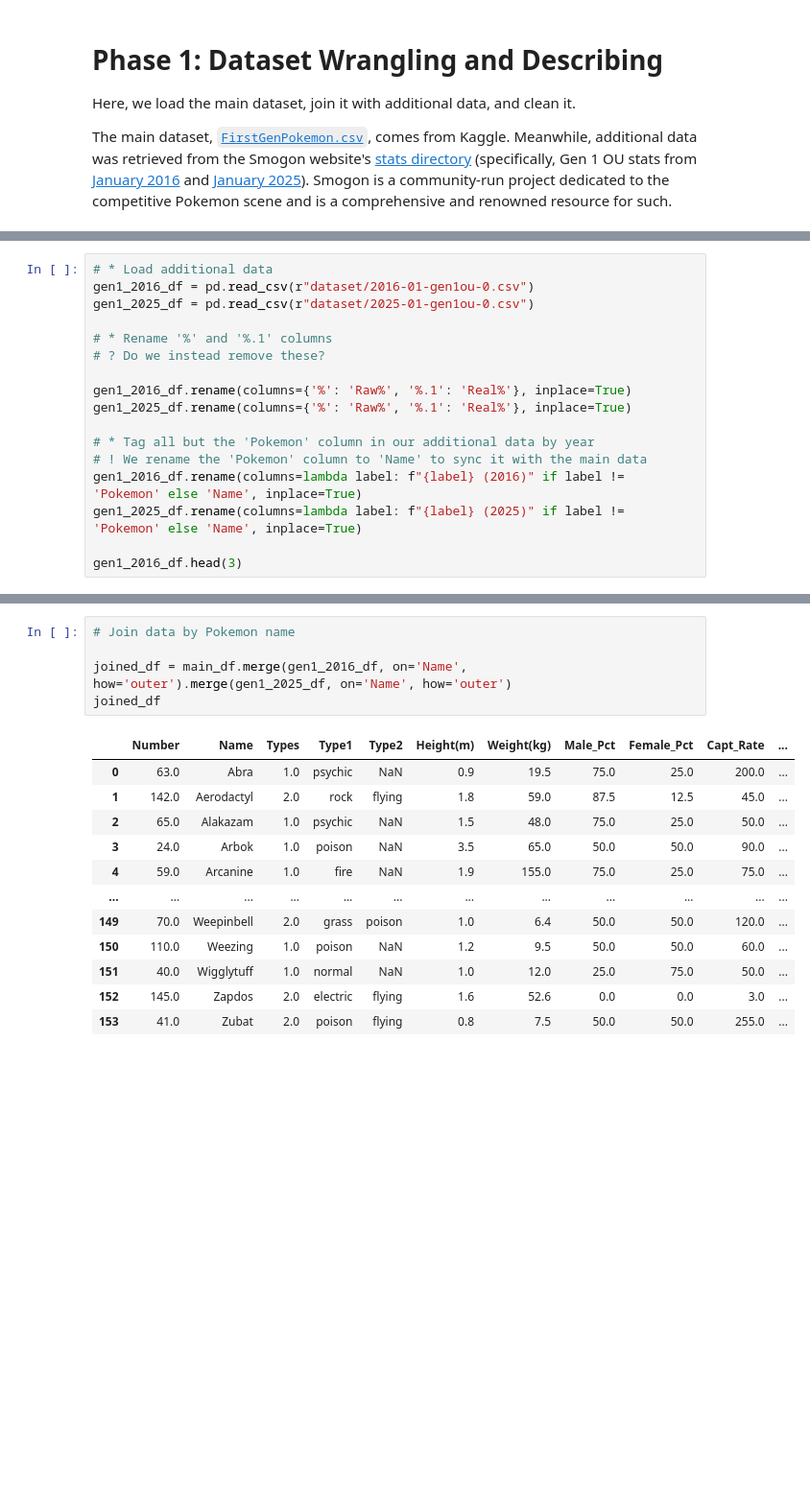
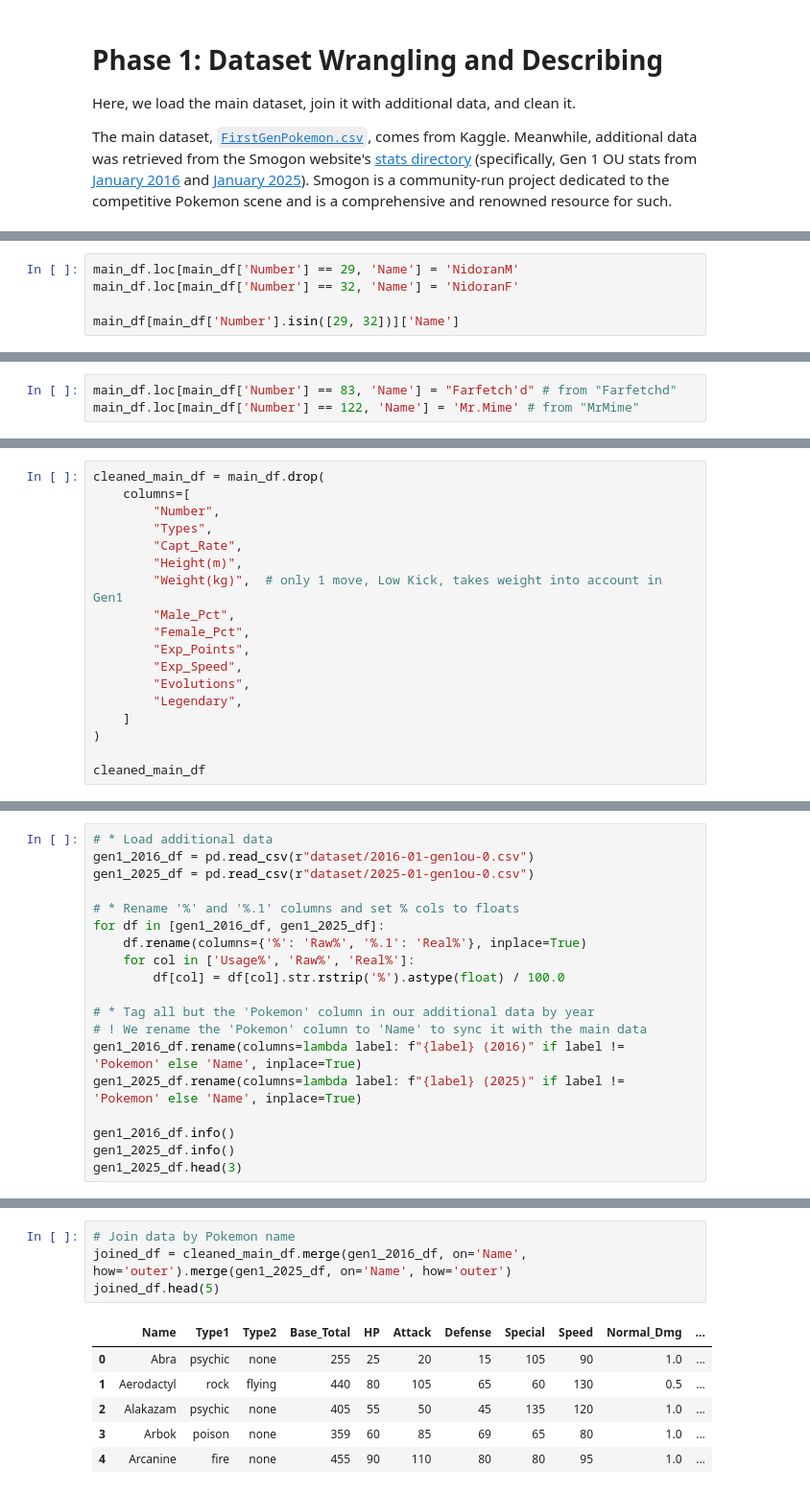
Before and after one commit to jrgo7/csmodel-mco, a Jupyter notebook: phase-1.ipynb, the cells around one changed output, grey strips where cells are left out. Shown at 96% size. Cells and saved outputs as stored; diff of their text form; blank space fills up the shorter version.

Commit message:
feat(phase 1): data cleaning - rename Kaggle names to Smogon, specify some data types

```diff
--- a/phase-1.ipynb
+++ b/phase-1.ipynb
@@ -42,0 +81,5 @@ memory usage: 41.4+ KB
+# %%
+main_df.loc[main_df['Number'] == 29, 'Name'] = 'NidoranM'
+main_df.loc[main_df['Number'] == 32, 'Name'] = 'NidoranF'
+
+main_df[main_df['Number'].isin([29, 32])]['Name']
@@ -42,0 +95,3 @@ memory usage: 41.4+ KB
+# %%
+main_df.loc[main_df['Number'] == 83, 'Name'] = "Farfetch'd" # from "Farfetchd"
+main_df.loc[main_df['Number'] == 122, 'Name'] = 'Mr.Mime' # from "MrMime"
@@ -42,0 +100,18 @@ memory usage: 41.4+ KB
+# %%
+cleaned_main_df = main_df.drop(
+    columns=[
+        "Number",
+        "Types",
+        "Capt_Rate",
+        "Height(m)",
+        "Weight(kg)",  # only 1 move, Low Kick, takes weight into account in Gen1
+        "Male_Pct",
+        "Female_Pct",
+        "Exp_Points",
+        "Exp_Speed",
+        "Evolutions",
+        "Legendary",
+    ]
+)
+
+cleaned_main_df
@@ -45,16 +147,18 @@ memory usage: 41.4+ KB
 gen1_2016_df = pd.read_csv(r"dataset/2016-01-gen1ou-0.csv")
 gen1_2025_df = pd.read_csv(r"dataset/2025-01-gen1ou-0.csv")
 
-# * Rename '%' and '%.1' columns
-# ? Do we instead remove these?
-
-gen1_2016_df.rename(columns={'%': 'Raw%', '%.1': 'Real%'}, inplace=True)
-gen1_2025_df.rename(columns={'%': 'Raw%', '%.1': 'Real%'}, inplace=True)
+# * Rename '%' and '%.1' columns and set % cols to floats
+for df in [gen1_2016_df, gen1_2025_df]:
+    df.rename(columns={'%': 'Raw%', '%.1': 'Real%'}, inplace=True)
+    for col in ['Usage%', 'Raw%', 'Real%']:
+        df[col] = df[col].str.rstrip('%').astype(float) / 100.0
 
 # * Tag all but the 'Pokemon' column in our additional data by year
 # ! We rename the 'Pokemon' column to 'Name' to sync it with the main data
 gen1_2016_df.rename(columns=lambda label: f"{label} (2016)" if label != 'Pokemon' else 'Name', inplace=True)
 gen1_2025_df.rename(columns=lambda label: f"{label} (2025)" if label != 'Pokemon' else 'Name', inplace=True)
 
-gen1_2016_df.head(3)
+gen1_2016_df.info()
+gen1_2025_df.info()
+gen1_2025_df.head(3)
 # %% [output]
@@ -65,18 +190,11 @@ gen1_2016_df.head(3)
 # %%
 # Join data by Pokemon name
-
-joined_df = main_df.merge(gen1_2016_df, on='Name', how='outer').merge(gen1_2025_df, on='Name', how='outer')
-joined_df
+joined_df = cleaned_main_df.merge(gen1_2016_df, on='Name', how='outer').merge(gen1_2025_df, on='Name', how='outer')
+joined_df.head(5)
 # %% [output]
-|  | Number | Name | Types | Type1 | Type2 | Height(m) | Weight(kg) | Male_Pct | Female_Pct | Capt_Rate | ... |
-| 0 | 63.0 | Abra | 1.0 | psychic | NaN | 0.9 | 19.5 | 75.0 | 25.0 | 200.0 | ... |
-| 1 | 142.0 | Aerodactyl | 2.0 | rock | flying | 1.8 | 59.0 | 87.5 | 12.5 | 45.0 | ... |
-| 2 | 65.0 | Alakazam | 1.0 | psychic | NaN | 1.5 | 48.0 | 75.0 | 25.0 | 50.0 | ... |
-| 3 | 24.0 | Arbok | 1.0 | poison | NaN | 3.5 | 65.0 | 50.0 | 50.0 | 90.0 | ... |
-| 4 | 59.0 | Arcanine | 1.0 | fire | NaN | 1.9 | 155.0 | 75.0 | 25.0 | 75.0 | ... |
-| ... | ... | ... | ... | ... | ... | ... | ... | ... | ... | ... | ... |
-| 149 | 70.0 | Weepinbell | 2.0 | grass | poison | 1.0 | 6.4 | 50.0 | 50.0 | 120.0 | ... |
-| 150 | 110.0 | Weezing | 1.0 | poison | NaN | 1.2 | 9.5 | 50.0 | 50.0 | 60.0 | ... |
-| 151 | 40.0 | Wigglytuff | 1.0 | normal | NaN | 1.0 | 12.0 | 25.0 | 75.0 | 50.0 | ... |
-| 152 | 145.0 | Zapdos | 2.0 | electric | flying | 1.6 | 52.6 | 0.0 | 0.0 | 3.0 | ... |
-| 153 | 41.0 | Zubat | 2.0 | poison | flying | 0.8 | 7.5 | 50.0 | 50.0 | 255.0 | ... |
+|  | Name | Type1 | Type2 | Base_Total | HP | Attack | Defense | Special | Speed | Normal_Dmg | ... |
+| 0 | Abra | psychic | none | 255 | 25 | 20 | 15 | 105 | 90 | 1.0 | ... |
+| 1 | Aerodactyl | rock | flying | 440 | 80 | 105 | 65 | 60 | 130 | 0.5 | ... |
+| 2 | Alakazam | psychic | none | 405 | 55 | 50 | 45 | 135 | 120 | 1.0 | ... |
+| 3 | Arbok | poison | none | 359 | 60 | 85 | 69 | 65 | 80 | 1.0 | ... |
+| 4 | Arcanine | fire | none | 455 | 90 | 110 | 80 | 80 | 95 | 1.0 | ... |
```
Also changed, not shown: parts of 17 cells of this notebook, 1 other file.
